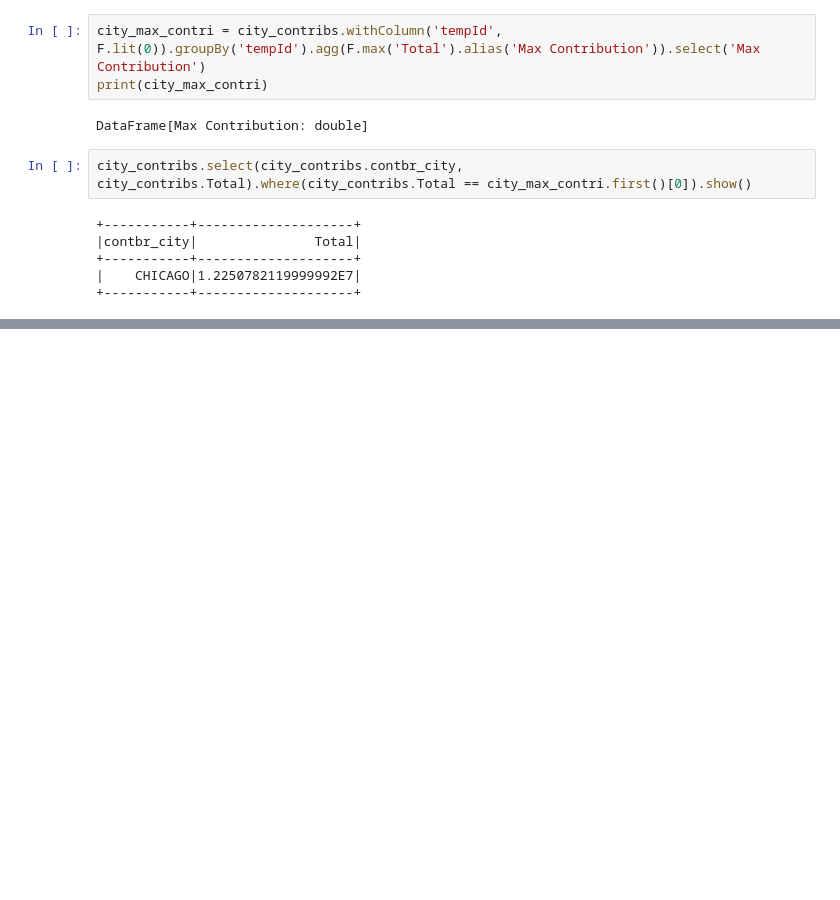
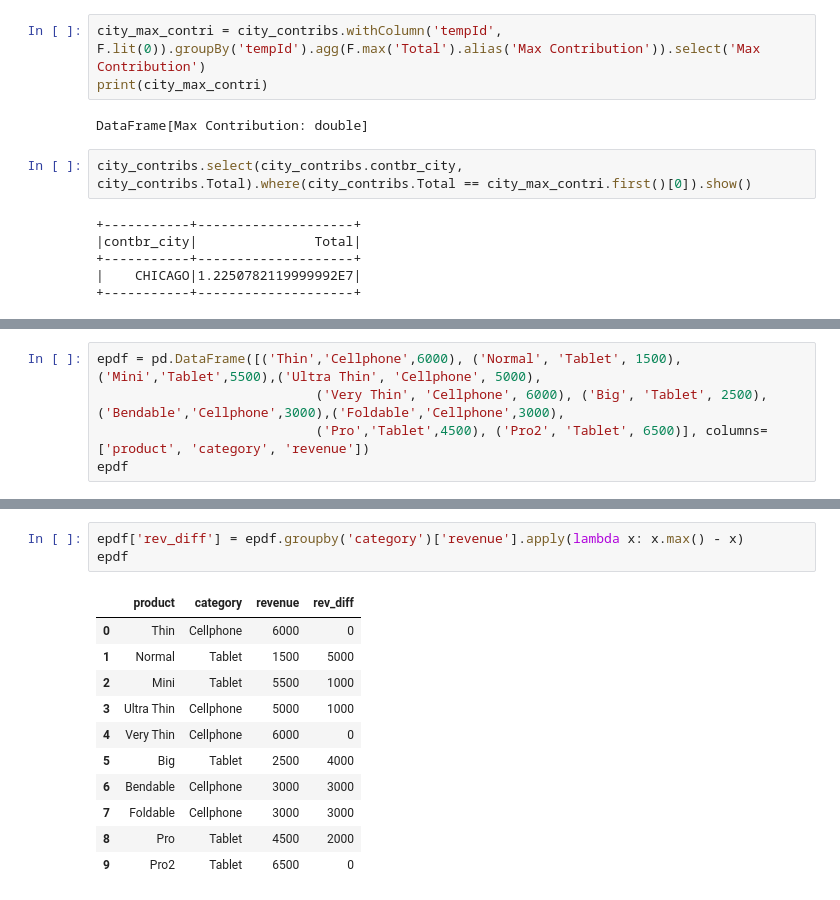
Before and after one commit to mohitsingh197/Jupyter_Notebooks, a Jupyter notebook: Spark-Vs-Pandas.ipynb, the cells around one changed output, grey strips where cells are left out. Saved outputs shown, nothing was run; the diff lists cells and outputs as text; blank space fills up the shorter version.

```diff
--- a/Spark-Vs-Pandas.ipynb
+++ b/Spark-Vs-Pandas.ipynb
@@ -379,0 +423,5 @@ city_contribs.select(city_contribs.contbr_city, city_contribs.Total).where(city_
+# %%
+epdf = pd.DataFrame([('Thin','Cellphone',6000), ('Normal', 'Tablet', 1500), ('Mini','Tablet',5500),('Ultra Thin', 'Cellphone', 5000),
+                            ('Very Thin', 'Cellphone', 6000), ('Big', 'Tablet', 2500), ('Bendable','Cellphone',3000),('Foldable','Cellphone',3000),
+                            ('Pro','Tablet',4500), ('Pro2', 'Tablet', 6500)], columns=['product', 'category', 'revenue'])
+epdf
@@ -379,0 +440,15 @@ city_contribs.select(city_contribs.contbr_city, city_contribs.Total).where(city_
+# %%
+epdf['rev_diff'] = epdf.groupby('category')['revenue'].apply(lambda x: x.max() - x)
+epdf
+# %% [output]
+|  | product | category | revenue | rev_diff |
+| 0 | Thin | Cellphone | 6000 | 0 |
+| 1 | Normal | Tablet | 1500 | 5000 |
+| 2 | Mini | Tablet | 5500 | 1000 |
+| 3 | Ultra Thin | Cellphone | 5000 | 1000 |
+| 4 | Very Thin | Cellphone | 6000 | 0 |
+| 5 | Big | Tablet | 2500 | 4000 |
+| 6 | Bendable | Cellphone | 3000 | 3000 |
+| 7 | Foldable | Cellphone | 3000 | 3000 |
+| 8 | Pro | Tablet | 4500 | 2000 |
+| 9 | Pro2 | Tablet | 6500 | 0 |
```
Also changed, not shown: parts of 6 cells of this notebook.
